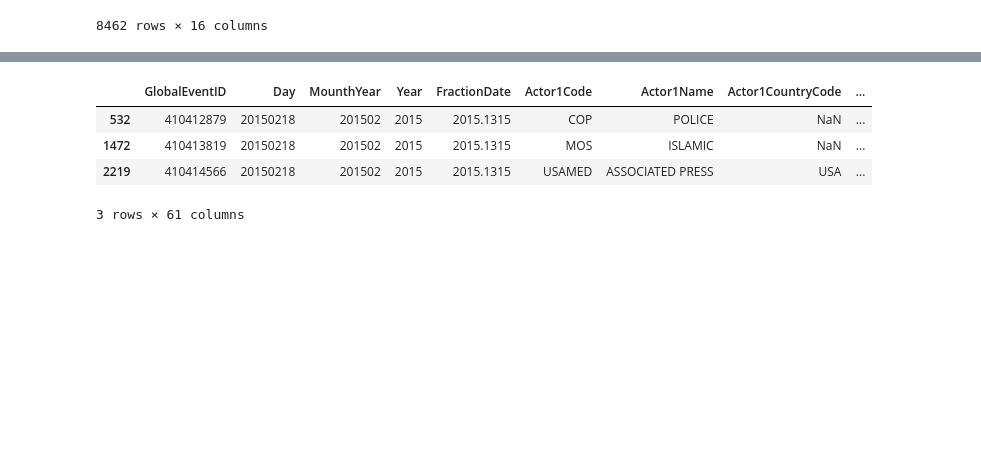
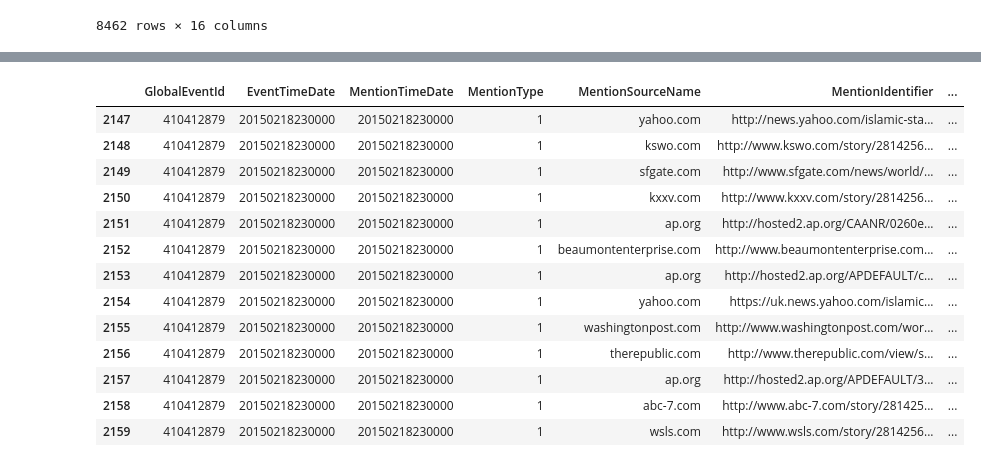
Before and after one commit to Razoff/Stark_AdA_project, a Jupyter notebook: test_arnaud.ipynb, the cells around one changed output, grey strips where cells are left out. Drawn from its saved outputs; the diff is of its cells as text; code cells hidden in the pictures; blank space fills up the shorter version.

```diff
--- a/test_arnaud.ipynb
+++ b/test_arnaud.ipynb
@@ -122,16 +122,23 @@ m
 # %%
 #df.loc[df['column_name'] == some_value]
 # %%
-events_id = export_d.loc[export_d['NumMentions'] == max(export_d['NumMentions'])]
+events_id = export_d.loc[export_d['NumMentions'] == max(export_d['NumMentions'])]['GlobalEventID']
 
+references = mention_d.loc[mention_d['GlobalEventId'] == events_id.values[0]]
 
-
-#references = mention_d.loc[mention_d['GlobalEventId'] == events_id[1]]
-
-events_id
+references
 # %% [output]
-|  | GlobalEventID | Day | MounthYear | Year | FractionDate | Actor1Code | Actor1Name | Actor1CountryCode | ... |
-| 532 | 410412879 | 20150218 | 201502 | 2015 | 2015.1315 | COP | POLICE | NaN | ... |
-| 1472 | 410413819 | 20150218 | 201502 | 2015 | 2015.1315 | MOS | ISLAMIC | NaN | ... |
-| 2219 | 410414566 | 20150218 | 201502 | 2015 | 2015.1315 | USAMED | ASSOCIATED PRESS | USA | ... |
+|  | GlobalEventId | EventTimeDate | MentionTimeDate | MentionType | MentionSourceName | MentionIdentifier | ... |
+| 2147 | 410412879 | 20150218230000 | 20150218230000 | 1 | yahoo.com | http://news.yahoo.com/islamic-sta... | ... |
+| 2148 | 410412879 | 20150218230000 | 20150218230000 | 1 | kswo.com | http://www.kswo.com/story/2814256... | ... |
+| 2149 | 410412879 | 20150218230000 | 20150218230000 | 1 | sfgate.com | http://www.sfgate.com/news/world/... | ... |
+| 2150 | 410412879 | 20150218230000 | 20150218230000 | 1 | kxxv.com | http://www.kxxv.com/story/2814256... | ... |
+| 2151 | 410412879 | 20150218230000 | 20150218230000 | 1 | ap.org | http://hosted2.ap.org/CAANR/0260e... | ... |
+| 2152 | 410412879 | 20150218230000 | 20150218230000 | 1 | beaumontenterprise.com | http://www.beaumontenterprise.com... | ... |
+| 2153 | 410412879 | 20150218230000 | 20150218230000 | 1 | ap.org | http://hosted2.ap.org/APDEFAULT/c... | ... |
+| 2154 | 410412879 | 20150218230000 | 20150218230000 | 1 | yahoo.com | https://uk.news.yahoo.com/islamic... | ... |
+| 2155 | 410412879 | 20150218230000 | 20150218230000 | 1 | washingtonpost.com | http://www.washingtonpost.com/wor... | ... |
+| 2156 | 410412879 | 20150218230000 | 20150218230000 | 1 | therepublic.com | http://www.therepublic.com/view/s... | ... |
+| 2157 | 410412879 | 20150218230000 | 20150218230000 | 1 | ap.org | http://hosted2.ap.org/APDEFAULT/3... | ... |
+| 2158 | 410412879 | 20150218230000 | 20150218230000 | 1 | abc-7.com | http://www.abc-7.com/story/281425... | ... |
+| 2159 | 410412879 | 20150218230000 | 20150218230000 | 1 | wsls.com | http://www.wsls.com/story/2814256... | ... |
-3 rows × 61 columns
```
Also changed, not shown: parts of 3 cells of this notebook.
